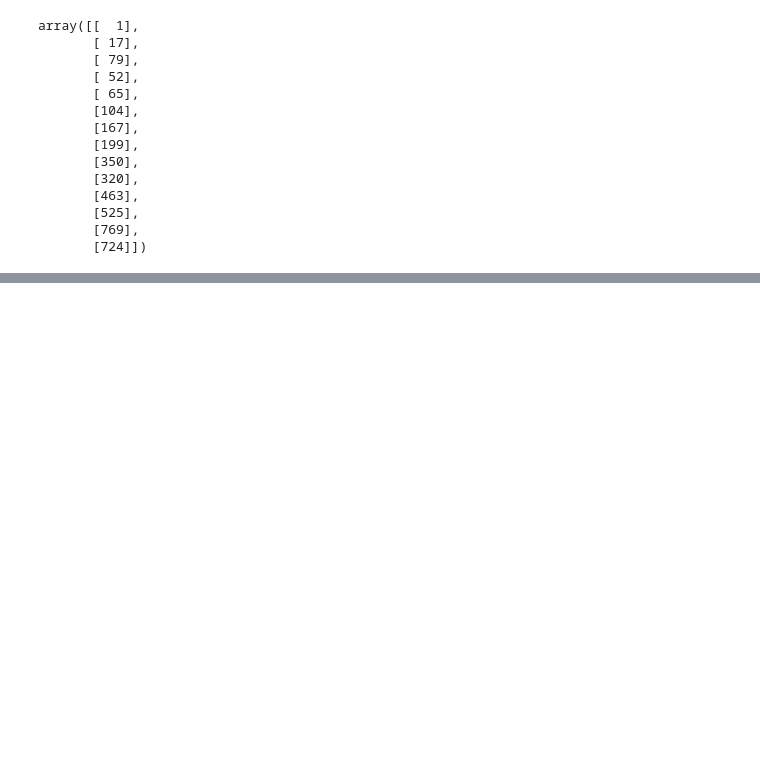
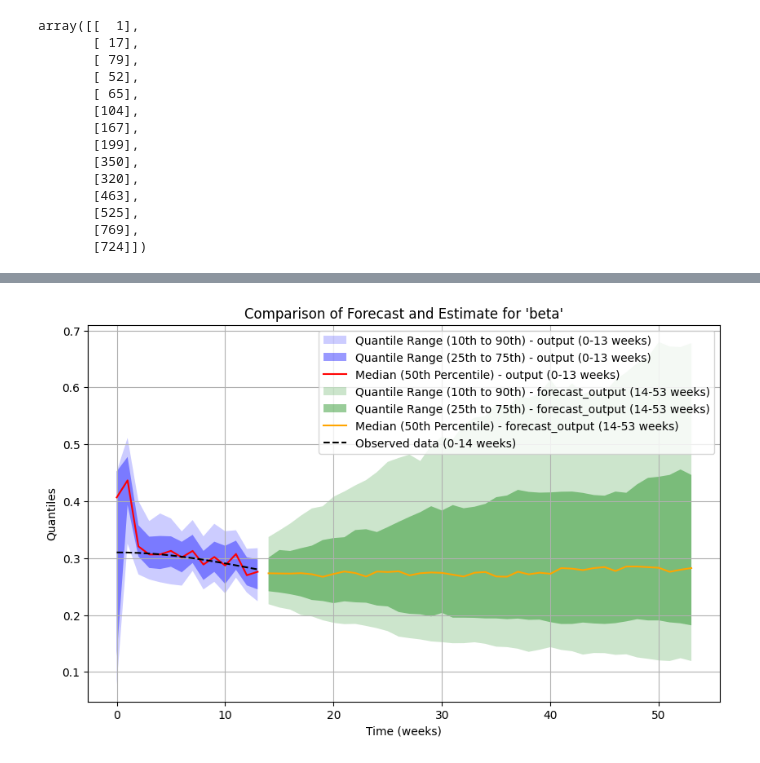
Before and after one commit to NAU-CCL/Epymorph, a Jupyter notebook: epymorph/parameter_forecasting/forecasting.ipynb, the cells around one changed output, grey strips where cells are left out. Cells and saved outputs as stored; diff of their text form; code cells hidden in the pictures; blank space fills up the shorter version.

```diff
--- a/epymorph/parameter_forecasting/forecasting.ipynb
+++ b/epymorph/parameter_forecasting/forecasting.ipynb
@@ -246,0 +270,89 @@ plt.show()
+# %%
+# Assuming output and forecast_output are already loaded as per your data.
+key = "beta"
+node_index = 0
+truth = None
+
+# First 14 weeks (from output)
+key_quantiles_1 = np.array(output.param_quantiles[key])  # Data for weeks 0 to 13
+
+# Next 40 weeks (from forecast_output)
+key_quantiles_2 = np.array(
+    forecast_output.param_quantiles[key]
+)  # Data for weeks 14 to 53
+
+# Create a plot for both datasets, for a total of 54 weeks (0-53)
+plt.figure(figsize=(10, 6))
+
+# Plot first dataset (output) for the first 14 weeks (0 to 13)
+plt.fill_between(
+    np.arange(0, 14),  # Weeks 0-13
+    key_quantiles_1[:, 3, 0],  # 10th Percentile
+    key_quantiles_1[:, 22 - 3, 0],  # 90th Percentile
+    facecolor="blue",
+    alpha=0.2,
+    label="Quantile Range (10th to 90th) - output (0-13 weeks)",
+)
+
+plt.fill_between(
+    np.arange(0, 14),  # Weeks 0-13
+    key_quantiles_1[:, 6, 0],  # 25th Percentile
+    key_quantiles_1[:, 22 - 6, 0],  # 75th Percentile
+    facecolor="blue",
+    alpha=0.4,
+    label="Quantile Range (25th to 75th) - output (0-13 weeks)",
+)
+
+plt.plot(
+    np.arange(0, 14),  # Weeks 0-13
+    key_quantiles_1[:, 11, 0],  # Median (50th Percentile)
+    color="red",
+    label="Median (50th Percentile) - output (0-13 weeks)",
+)
+
+# Plot second dataset (forecast_output) for the next 40 weeks (14 to 53)
+plt.fill_between(
+    np.arange(14, 54),  # Weeks 14-53
+    key_quantiles_2[:, 3, 0],  # 10th Percentile
+    key_quantiles_2[:, 22 - 3, 0],  # 90th Percentile
+    facecolor="green",
+    alpha=0.2,
+    label="Quantile Range (10th to 90th) - forecast_output (14-53 weeks)",
+)
+
+plt.fill_between(
+    np.arange(14, 54),  # Weeks 14-53
+    key_quantiles_2[:, 6, 0],  # 25th Percentile
+    key_quantiles_2[:, 22 - 6, 0],  # 75th Percentile
+    facecolor="green",
+    alpha=0.4,
+    label="Quantile Range (25th to 75th) - forecast_output (14-53 weeks)",
+)
+
+plt.plot(
+    np.arange(14, 54),  # Weeks 14-53
+    key_quantiles_2[:, 11, 0],  # Median (50th Percentile)
+    color="orange",
+    label="Median (50th Percentile) - forecast_output (14-53 weeks)",
+)
+
+# Combine both data sets' observed data if available
+obs_0_13 = np.arange(0, 14)
+plt.plot(
+    obs_0_13,
+    np.array(rume.params[NamePattern(strata="*", module="*", id="beta")])[::7],
+    "k--",
+    label="Observed data (0-14 weeks)",
+)
+
+# Title, labels, and legend
+plt.title(f"Comparison of Forecast and Estimate for '{key}'")
+plt.xlabel("Time (weeks)")
+plt.ylabel("Quantiles")
+plt.legend(loc="upper right")
+plt.grid(True)
+
+# Show the combined plot
+plt.show()
+# %% [output]
+[figure, added]
```
Also changed, not shown: parts of 25 cells of this notebook, 4 other files.
